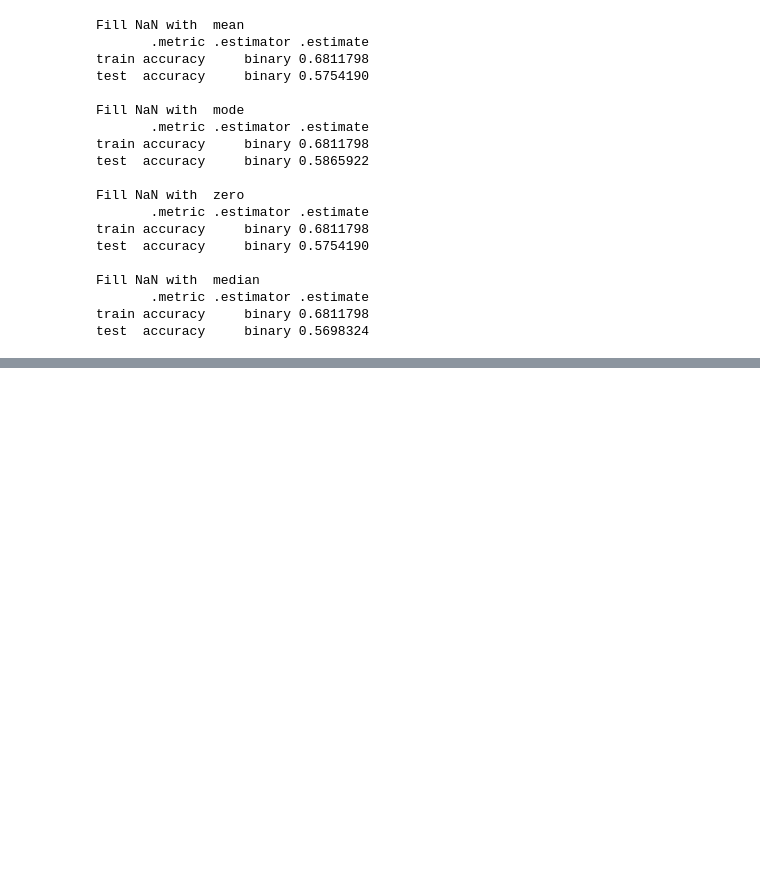
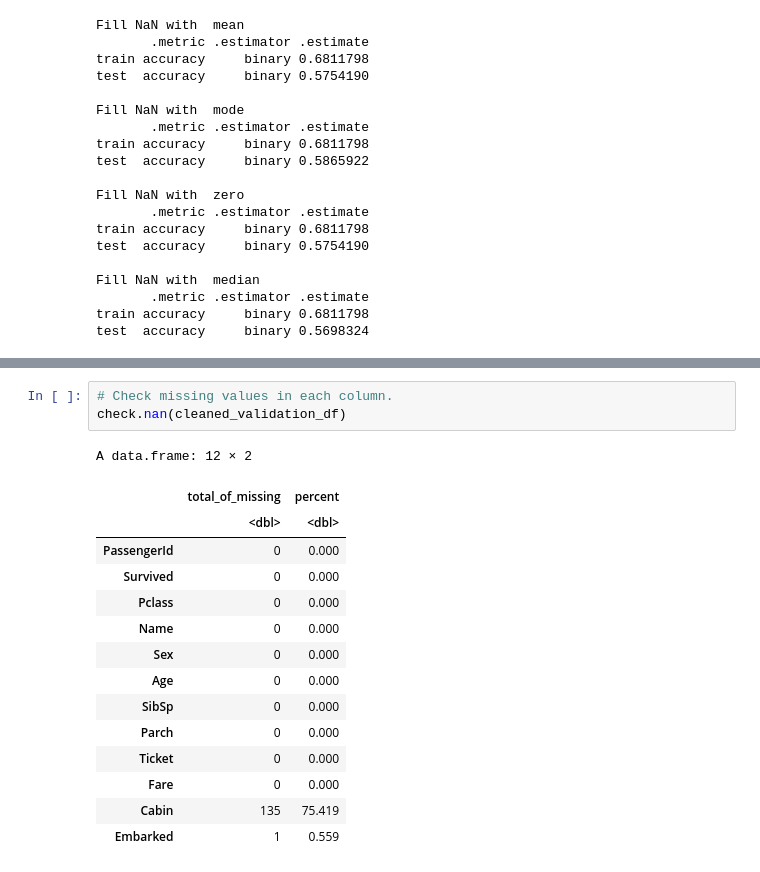
Before and after one commit to denis-spe/Titanic, a Jupyter notebook: R/r_v1.ipynb, the cells around one changed output, grey strips where cells are left out. Cells and saved outputs as stored; diff of their text form; blank space fills up the shorter version.

```diff
--- a/R/r_v1.ipynb
+++ b/R/r_v1.ipynb
@@ -488,0 +509,19 @@ A data.frame: 11 × 2
+# %%
+# Check missing values in each column.
+check.nan(cleaned_validation_df)
+# %% [output]
+A data.frame: 12 × 2
+|  | total_of_missing | percent |
+|  | <dbl> | <dbl> |
+| PassengerId | 0 | 0.000 |
+| Survived | 0 | 0.000 |
+| Pclass | 0 | 0.000 |
+| Name | 0 | 0.000 |
+| Sex | 0 | 0.000 |
+| Age | 0 | 0.000 |
+| SibSp | 0 | 0.000 |
+| Parch | 0 | 0.000 |
+| Ticket | 0 | 0.000 |
+| Fare | 0 | 0.000 |
+| Cabin | 135 | 75.419 |
+| Embarked | 1 | 0.559 |
```
Also changed, not shown: parts of 18 cells of this notebook.
